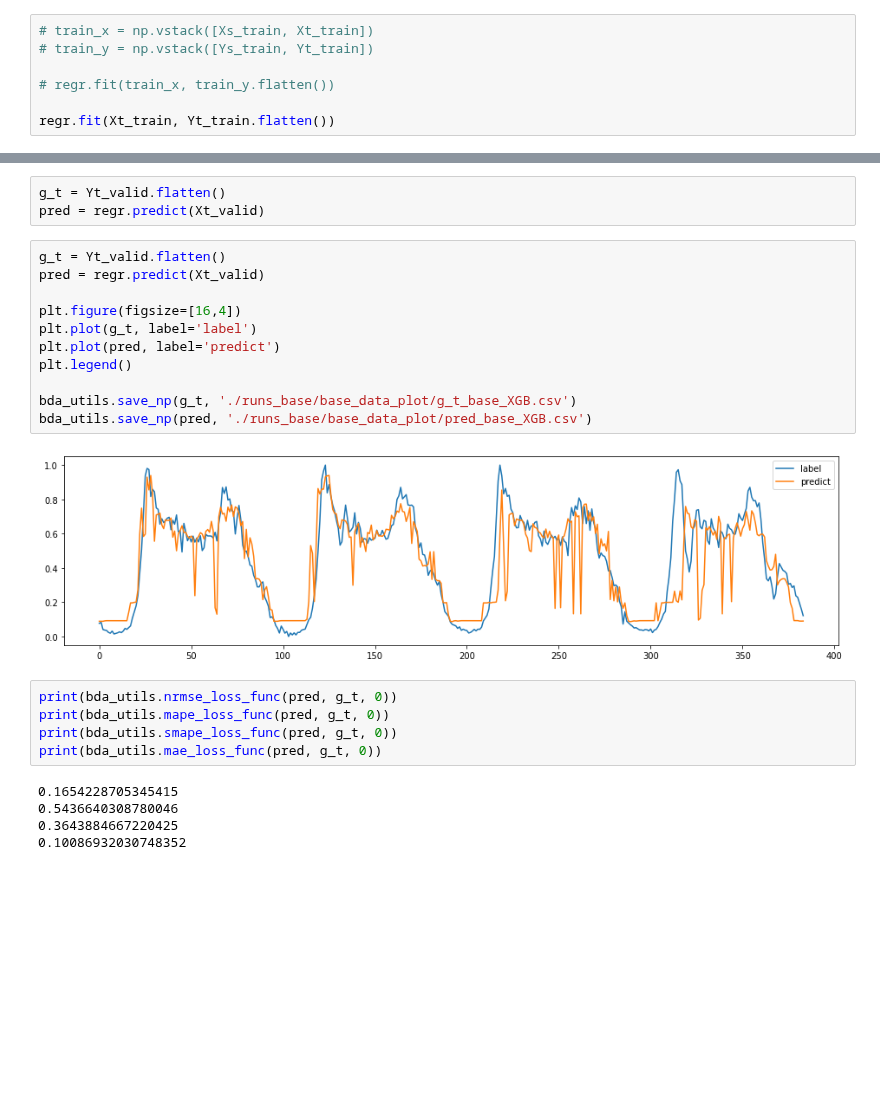
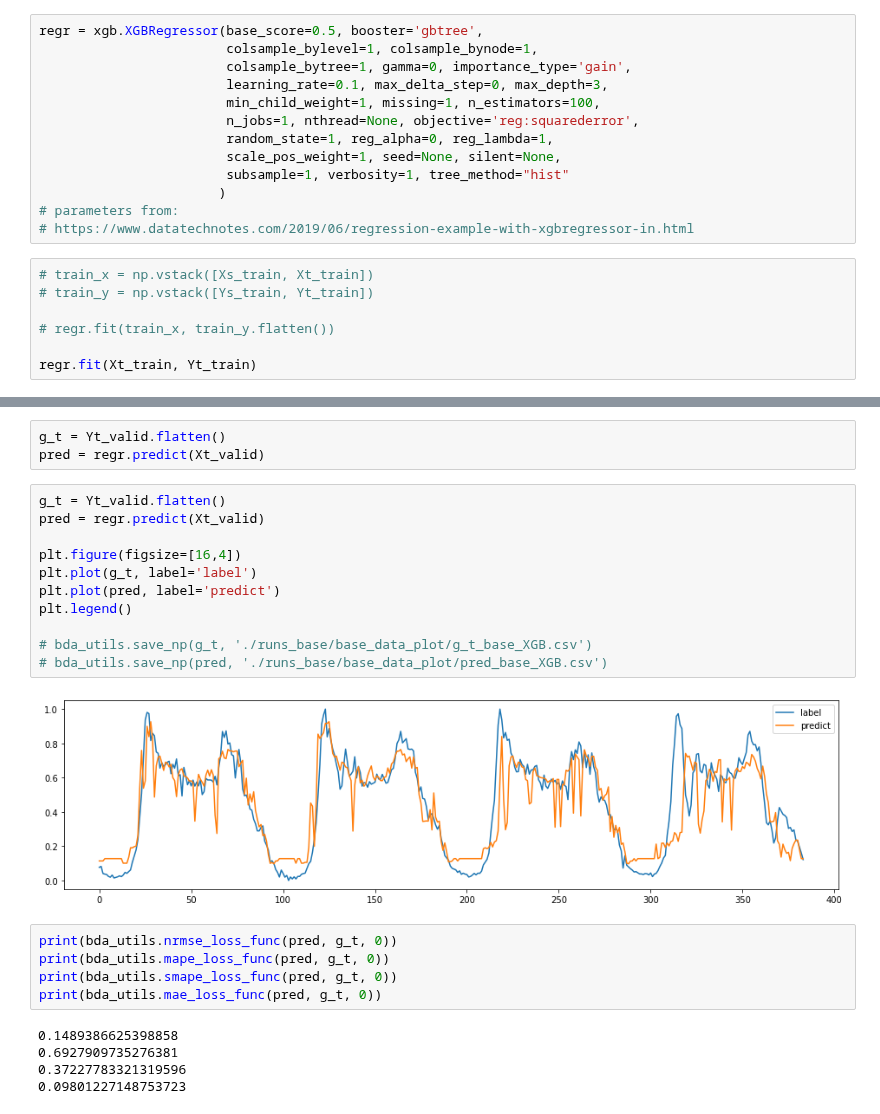
Before and after one commit to khzhang2/BDA_traffic, a Jupyter notebook: base_XGB.ipynb, the cells around one changed output, grey strips where cells are left out. Drawn from its saved outputs; the diff is of its cells as text; blank space fills up the shorter version.

```diff
--- a/base_XGB.ipynb
+++ b/base_XGB.ipynb
@@ -130,7 +128,20 @@ regr = xgb.XGBRegressor(tree_method="gpu_hist", random_state=1)  # XGBoost
+# %%
+regr = xgb.XGBRegressor(base_score=0.5, booster='gbtree',
+                        colsample_bylevel=1, colsample_bynode=1,
+                        colsample_bytree=1, gamma=0, importance_type='gain',
+                        learning_rate=0.1, max_delta_step=0, max_depth=3,
+                        min_child_weight=1, missing=1, n_estimators=100,
+                        n_jobs=1, nthread=None, objective='reg:squarederror',
+                        random_state=1, reg_alpha=0, reg_lambda=1,
+                        scale_pos_weight=1, seed=None, silent=None,
+                        subsample=1, verbosity=1, tree_method="hist"
+                       )
+# parameters from:
+# https://www.datatechnotes.com/2019/06/regression-example-with-xgbregressor-in.html
 # %%
 # train_x = np.vstack([Xs_train, Xt_train])
 # train_y = np.vstack([Ys_train, Yt_train])
 
 # regr.fit(train_x, train_y.flatten())
 
-regr.fit(Xt_train, Yt_train.flatten())
+regr.fit(Xt_train, Yt_train)
@@ -140,23 +161,23 @@ pred = regr.predict(Xt_valid)
 # %%
 g_t = Yt_valid.flatten()
 pred = regr.predict(Xt_valid)
 
 plt.figure(figsize=[16,4])
 plt.plot(g_t, label='label')
 plt.plot(pred, label='predict')
 plt.legend()
 
-bda_utils.save_np(g_t, './runs_base/base_data_plot/g_t_base_XGB.csv')
-bda_utils.save_np(pred, './runs_base/base_data_plot/pred_base_XGB.csv')
+# bda_utils.save_np(g_t, './runs_base/base_data_plot/g_t_base_XGB.csv')
+# bda_utils.save_np(pred, './runs_base/base_data_plot/pred_base_XGB.csv')
 # %% [output]
-[figure, old version]
+[figure, new version]
 # %%
 print(bda_utils.nrmse_loss_func(pred, g_t, 0))
 print(bda_utils.mape_loss_func(pred, g_t, 0))
 print(bda_utils.smape_loss_func(pred, g_t, 0))
 print(bda_utils.mae_loss_func(pred, g_t, 0))
 # %% [output]
-0.1654228705345415
-0.5436640308780046
-0.3643884667220425
-0.10086932030748352
+0.1489386625398858
+0.6927909735276381
+0.37227783321319596
+0.09801227148753723
```
Also changed, not shown: parts of 2 cells of this notebook.
